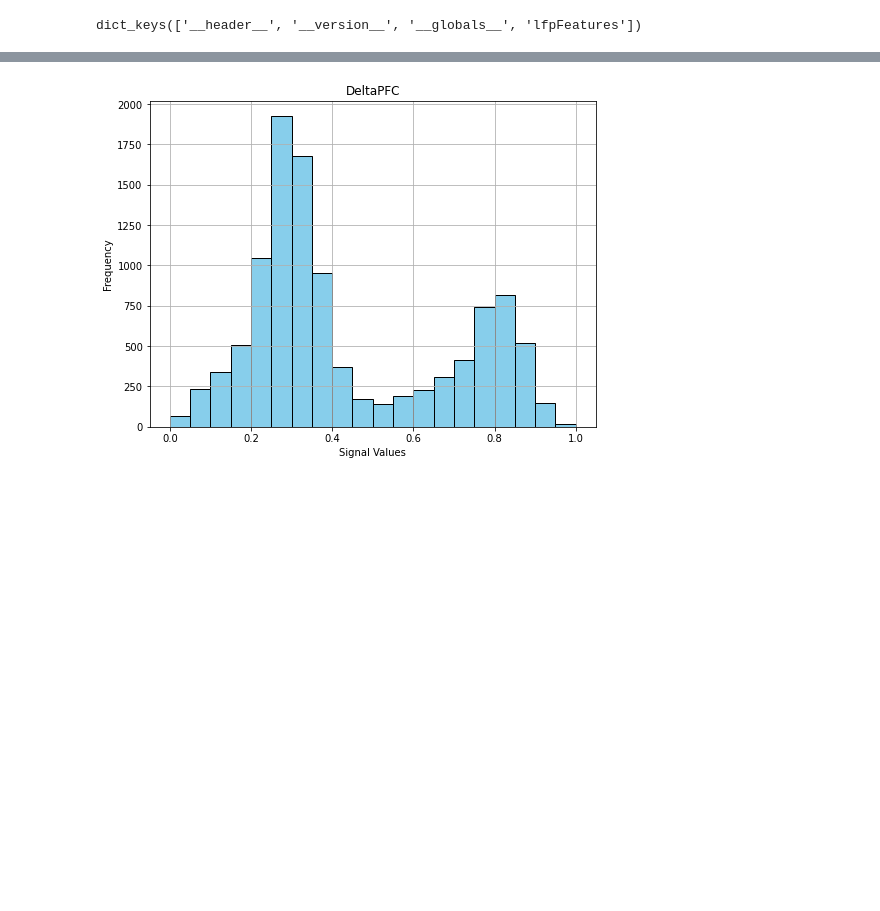
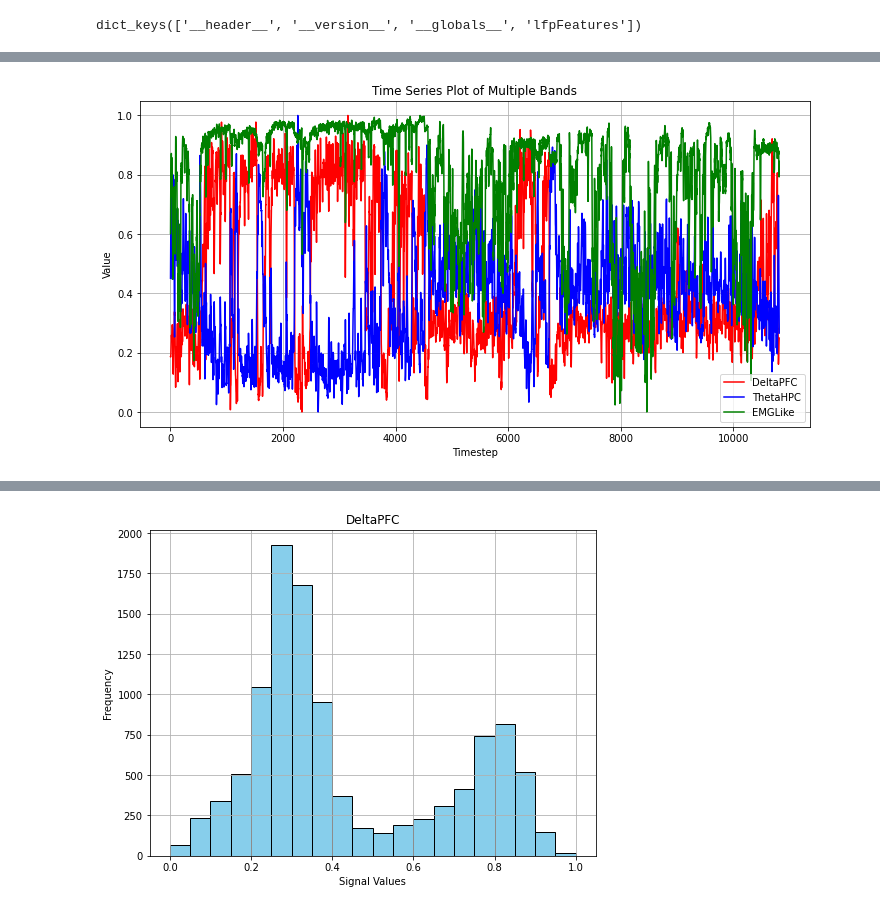
Before and after one commit to conscioustahoe/sleep-scoring-analysis, a Jupyter notebook: delta_pfc_theta_hpc_emg_like_analysis.ipynb, the cells around one changed output, grey strips where cells are left out. Cells and saved outputs as stored; diff of their text form; code cells hidden in the pictures; blank space fills up the shorter version.

```diff
--- a/delta_pfc_theta_hpc_emg_like_analysis.ipynb
+++ b/delta_pfc_theta_hpc_emg_like_analysis.ipynb
@@ -69,19 +73,21 @@ timesteps = 10820
 # %%
-# plt.figure(figsize=(12, 6))
+plt.figure(figsize=(12, 6))
 
-# plt.plot(delta_pfc_df.index, delta_pfc_df['DeltaPFC'], label='DeltaPFC', color='red')
+plt.plot(delta_pfc_df.index, delta_pfc_df['DeltaPFC'], label='DeltaPFC', color='red')
 
-# plt.plot(theta_hpc_df.index, theta_hpc_df['ThetaHPC'], label='ThetaHPC', color='blue')
+plt.plot(theta_hpc_df.index, theta_hpc_df['ThetaHPC'], label='ThetaHPC', color='blue')
 
-# plt.plot(emg_like_df.index, emg_like_df['EMGLike'], label='EMGLike', color='green')
+plt.plot(emg_like_df.index, emg_like_df['EMGLike'], label='EMGLike', color='green')
 
-# plt.title('Time Series Plot of Multiple Bands')
-# plt.xlabel('Timestep')
-# plt.ylabel('Value')
-# plt.legend()
+plt.title('Time Series Plot of Multiple Bands')
+plt.xlabel('Timestep')
+plt.ylabel('Value')
+plt.legend()
 
-# plt.grid(True)
-# plt.show()
+plt.grid(True)
+plt.show()
+# %% [output]
+[figure, added]
 # %%
 data = {
     'DeltaPFC': delta_pfc_df.to_numpy().flatten(),
```
Also changed, not shown: parts of 5 cells of this notebook.
